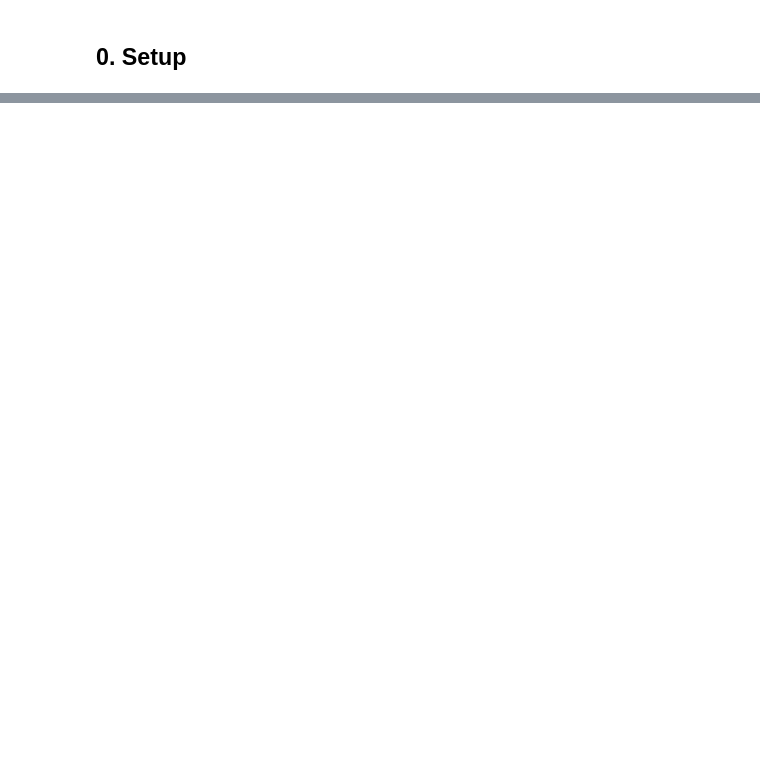
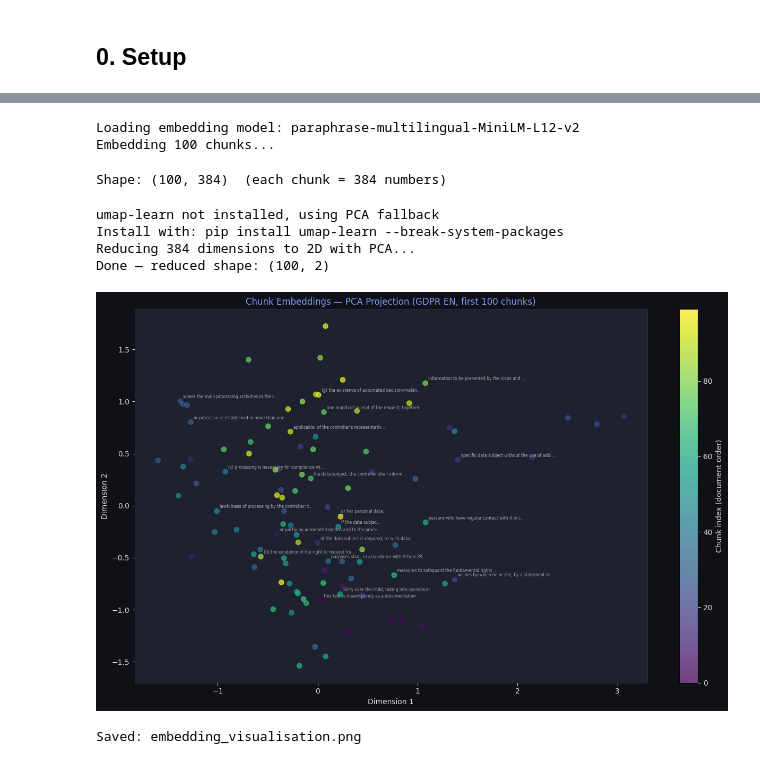
Before and after one commit to dixitdevarshi/PaperMind, a Jupyter notebook: notebooks/rag_exploration.ipynb, the cells around one changed output, grey strips where cells are left out. Saved outputs shown, nothing was run; the diff lists cells and outputs as text; code cells hidden in the pictures; blank space fills up the shorter version.

```diff
--- a/notebooks/rag_exploration.ipynb
+++ b/notebooks/rag_exploration.ipynb
@@ -329,0 +171,79 @@ These go in the README.
+# %%
+from sentence_transformers import SentenceTransformer
+
+print("Loading embedding model: paraphrase-multilingual-MiniLM-L12-v2")
+model  = SentenceTransformer("paraphrase-multilingual-MiniLM-L12-v2")
+chunks = current["chunks"][:100]
+
+print(f"Embedding {len(chunks)} chunks...")
+embeddings = model.encode(chunks, show_progress_bar=True, convert_to_numpy=True)
+print(f"Shape: {embeddings.shape}  (each chunk = {embeddings.shape[1]} numbers)")
+# %% [output]
+Loading embedding model: paraphrase-multilingual-MiniLM-L12-v2
+Embedding 100 chunks...
+Shape: (100, 384)  (each chunk = 384 numbers)
+# %%
+try:
+    import umap
+    reducer = umap.UMAP(n_components=2, random_state=42, n_neighbors=10)
+    method  = "UMAP"
+    print("Using UMAP")
+except ImportError:
+    from sklearn.decomposition import PCA
+    reducer = PCA(n_components=2)
+    method  = "PCA"
+    print("umap-learn not installed, using PCA fallback")
+    print("Install with: pip install umap-learn --break-system-packages")
+
+print(f"Reducing {embeddings.shape[1]} dimensions to 2D with {method}...")
+reduced = reducer.fit_transform(embeddings)
+print(f"Done — reduced shape: {reduced.shape}")
+# %% [output]
+umap-learn not installed, using PCA fallback
+Install with: pip install umap-learn --break-system-packages
+Reducing 384 dimensions to 2D with PCA...
+Done — reduced shape: (100, 2)
+# %%
+fig, ax = plt.subplots(figsize=(13, 8))
+fig.patch.set_facecolor("#0f1117")
+ax.set_facecolor("#1e2130")
+
+scatter = ax.scatter(
+    reduced[:, 0],
+    reduced[:, 1],
+    c=range(len(chunks)),
+    cmap="viridis",
+    alpha=0.75,
+    s=45,
+)
+
+# Label every 5th chunk with its first 45 characters
+for i in range(0, len(chunks), 5):
+    ax.annotate(
+        chunks[i][:45] + "...",
+        (reduced[i, 0], reduced[i, 1]),
+        fontsize=5.5,
+        color="#aaaaaa",
+        xytext=(4, 4),
+        textcoords="offset points",
+    )
+
+ax.set_title(f"Chunk Embeddings — {method} Projection (GDPR EN, first 100 chunks)", color="#7c9ef8", fontsize=12)
+ax.set_xlabel("Dimension 1", color="#e0e0e0")
+ax.set_ylabel("Dimension 2", color="#e0e0e0")
+ax.tick_params(colors="#e0e0e0")
+for spine in ax.spines.values():
+    spine.set_edgecolor("#2a2d3a")
+
+cbar = plt.colorbar(scatter, ax=ax)
+cbar.set_label("Chunk index (document order)", color="#e0e0e0")
+cbar.ax.yaxis.set_tick_params(color="#e0e0e0")
+plt.setp(cbar.ax.yaxis.get_ticklabels(), color="#e0e0e0")
+
+plt.tight_layout()
+plt.savefig("embedding_visualisation.png", dpi=150, bbox_inches="tight", facecolor="#0f1117")
+plt.show()
+print("Saved: embedding_visualisation.png")
+# %% [output]
+[figure, added]
+Saved: embedding_visualisation.png
```
Also changed, not shown: parts of 35 cells of this notebook, 11 other files.
